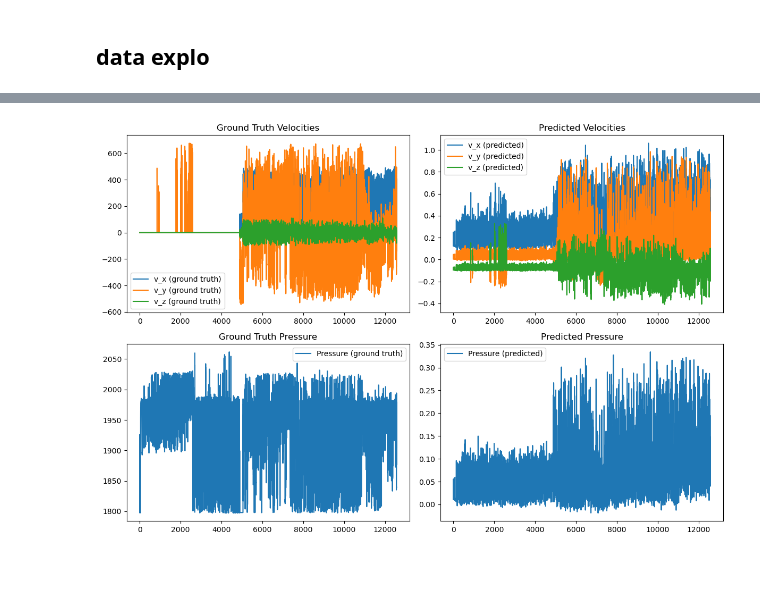
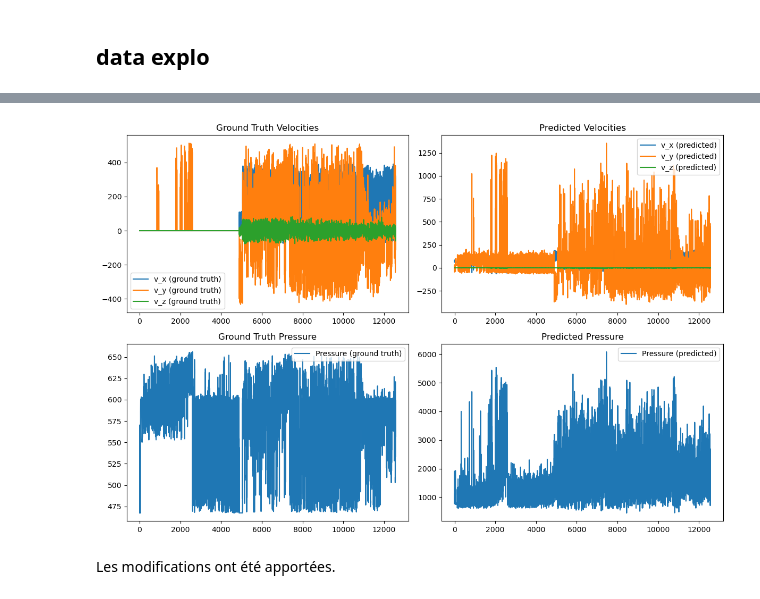
Before and after one commit to zhanquen/DC_flood, a Jupyter notebook: test_moracchini.ipynb, the cells around one changed output, grey strips where cells are left out. Saved outputs shown, nothing was run; the diff lists cells and outputs as text; code cells hidden in the pictures; blank space fills up the shorter version.

```diff
--- a/test_moracchini.ipynb
+++ b/test_moracchini.ipynb
@@ -46,26 +87,54 @@ from torch.utils.data import Dataset, DataLoader
 # %%
 import torch
 import torch.nn.functional as F
-from torch_geometric.nn import GCNConv
-
+from torch_geometric.nn import GCNConv, LayerNorm
 class CFDGNN(torch.nn.Module):
     def __init__(self, in_channels, hidden_channels, out_channels):
         super(CFDGNN, self).__init__()
+
+        # Convolution layers
         self.conv1 = GCNConv(in_channels, hidden_channels)
         self.conv2 = GCNConv(hidden_channels, hidden_channels)
         self.conv3 = GCNConv(hidden_channels, hidden_channels)
+
+        # MLP after normalization
+        self.mlp = torch.nn.Sequential(
+            torch.nn.Linear(in_channels, 64),  # Example dimension, modify as needed
+            torch.nn.ReLU(),
+            torch.nn.Linear(64, in_channels)
+        )
+        self.LayerNorm = LayerNorm(hidden_channels)
+        # Output layer
         self.lin = torch.nn.Linear(hidden_channels, out_channels)
 
-    def forward(self, x, edge_index, edge_weights = None):
-        x_0 = x[:,3:]
+        # Normalization parameters (assuming mean and std are defined elsewhere)
+        self.mean = torch.tensor(mean, dtype=torch.float32)
+        self.std = torch.tensor(std, dtype=torch.float32)
+
+    def forward(self, x, edge_index, edge_weights=None):
+        x_src = x
+        # Normalization step
+        x = (x - self.mean) / self.std
+
+        # MLP after normalization
+        # x = self.mlp(x)
+
+        # Graph convolutions
         x = self.conv1(x, edge_index, edge_weights)
-        x = F.sigmoid(x)
+        x = F.relu(x)
+        x = self.LayerNorm(x)
         x = self.conv2(x, edge_index, edge_weights)
         x = F.relu(x)
+        x = self.LayerNorm(x)
+
         x = self.conv3(x, edge_index, edge_weights)
         x = F.relu(x)
+        x = self.LayerNorm(x)
+
+        # Final output layer
         x = self.lin(x)
-        return  x
+
+        return  x + x_src[:,:, 3:7]  # Skip connection
 # %%
 from DL_utils import train_test_sets
 
@@ -122,32 +183,32 @@ def visualize_prediction(model, mesh_id, time_step):
     # Ground truth velocities
     axs[0, 0].plot(y[:, 0], label='v_x (ground truth)')
     axs[0, 0].plot(y[:, 1], label='v_y (ground truth)')
     axs[0, 0].plot(y[:, 2], label='v_z (ground truth)')
     axs[0, 0].set_title('Ground Truth Velocities')
     axs[0, 0].legend()
 
     # Predicted velocities
     axs[0, 1].plot(y_pred[:, 0], label='v_x (predicted)')
     axs[0, 1].plot(y_pred[:, 1], label='v_y (predicted)')
     axs[0, 1].plot(y_pred[:, 2], label='v_z (predicted)')
     axs[0, 1].set_title('Predicted Velocities')
     axs[0, 1].legend()
 
     # Ground truth pressure
     axs[1, 0].plot(y[:, 3], label='Pressure (ground truth)')
     axs[1, 0].set_title('Ground Truth Pressure')
     axs[1, 0].legend()
 
     # Predicted pressure
     axs[1, 1].plot(y_pred[:, 3], label='Pressure (predicted)')
     axs[1, 1].set_title('Predicted Pressure')
     axs[1, 1].legend()
 
     plt.tight_layout()
     plt.show()
 
 mesh_id = mesh_ids[0]
-time_step =  2
+time_step =  0
 visualize_prediction(model, mesh_id, time_step)
 # %% [output]
-[figure, old version]
+[figure, new version]
@@ -153,0 +247,4 @@ visualize_prediction(model, mesh_id, time_step)
+# %% [markdown]
+
+
+Les modifications ont été apportées.
```
Also changed, not shown: parts of 9 cells of this notebook, 2 other files.
